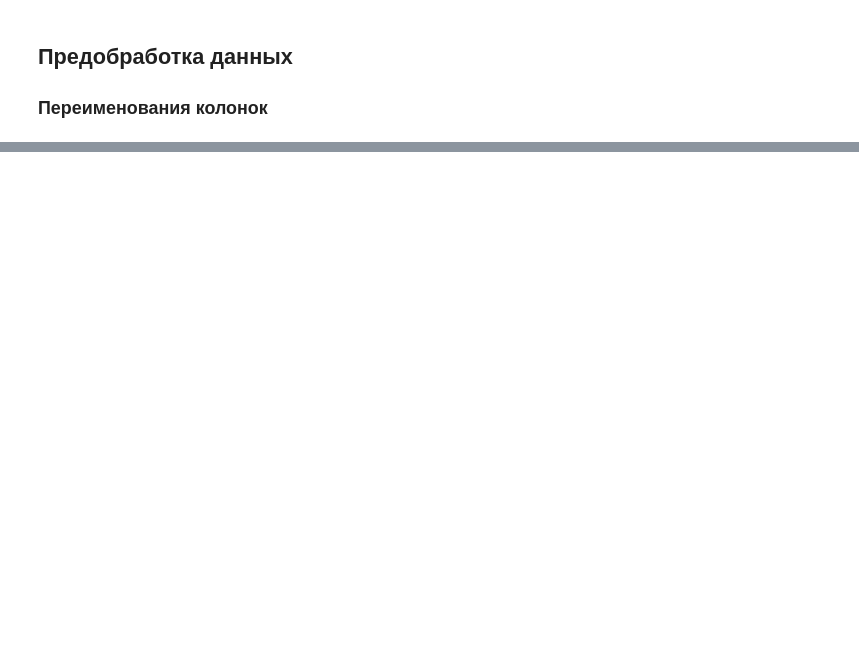
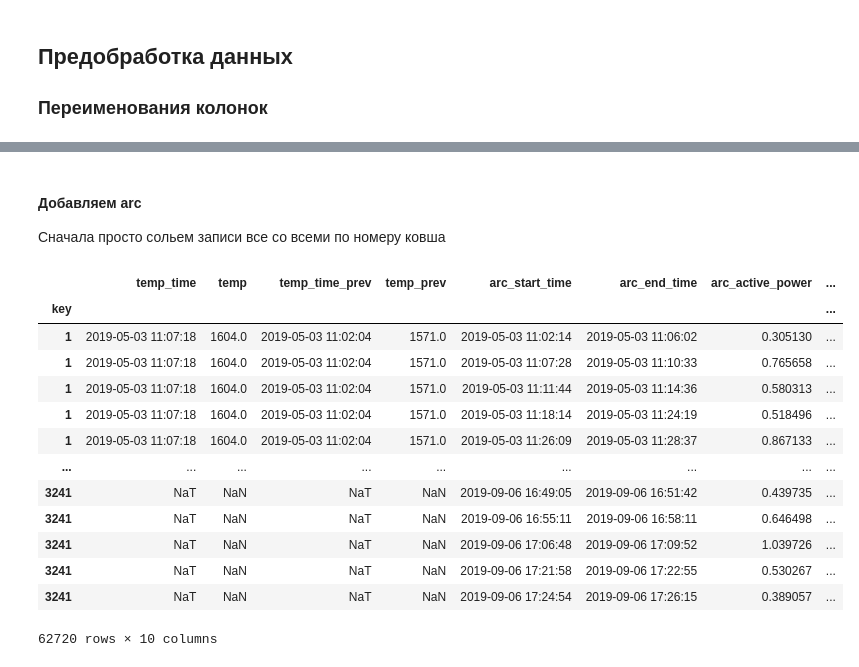
Before and after one commit to wtom76/practicum, a Jupyter notebook: final/0d09d352-9cae-4cc7-85c2-f88ea711ad45.ipynb, the cells around one changed output, grey strips where cells are left out. Saved outputs shown, nothing was run; the diff lists cells and outputs as text; code cells hidden in the pictures; blank space fills up the shorter version.

```diff
--- a/final/0d09d352-9cae-4cc7-85c2-f88ea711ad45.ipynb
+++ b/final/0d09d352-9cae-4cc7-85c2-f88ea711ad45.ipynb
@@ -522,0 +579,3 @@ Index(['wire_time_01', 'wire_time_02', 'wire_time_03', 'wire_time_04',
+# %%
+data_arc.loc[:, 'arc_work'] = (data_arc['arc_end_time'] - data_arc['arc_start_time']).dt.seconds * data_arc['arc_active_power']
+data_arc['arc_work'].sample(3)
@@ -522,0 +588,3 @@ Index(['wire_time_01', 'wire_time_02', 'wire_time_03', 'wire_time_04',
+# %%
+data_arc.loc[:, 'arc_apparent_power'] = (data_arc['arc_active_power'] ** 2 + data_arc['arc_reactive_power'] ** 2) ** .5
+data_arc['arc_apparent_power'].sample(3)
@@ -522,0 +607,8 @@ Index(['wire_time_01', 'wire_time_02', 'wire_time_03', 'wire_time_04',
+# %%
+data_all = data_temp.reset_index().sort_values(by=['key', 'temp_time'])
+data_all_prev = data_all.groupby(by='key').shift(periods=1, fill_value=None)
+data_all = data_all.merge(data_all_prev, how='left', left_index=True, right_index=True, suffixes=('', '_prev'))
+del data_all_prev
+data_all.set_index('key', inplace=True)
+data_all.dropna(inplace=True)
+data_all.head(10)
@@ -522,0 +628,21 @@ Index(['wire_time_01', 'wire_time_02', 'wire_time_03', 'wire_time_04',
+# %% [markdown]
+#### Добавляем arc
+Сначала просто сольем записи все со всеми по номеру ковша
+# %%
+data_all_raw = data_all.merge(data_arc, how='outer', left_index=True, right_index=True, suffixes=('', ''))
+data_all_raw
+# %% [output]
+|  | temp_time | temp | temp_time_prev | temp_prev | arc_start_time | arc_end_time | arc_active_power | ... |
+| key |  |  |  |  |  |  |  | ... |
+| 1 | 2019-05-03 11:07:18 | 1604.0 | 2019-05-03 11:02:04 | 1571.0 | 2019-05-03 11:02:14 | 2019-05-03 11:06:02 | 0.305130 | ... |
+| 1 | 2019-05-03 11:07:18 | 1604.0 | 2019-05-03 11:02:04 | 1571.0 | 2019-05-03 11:07:28 | 2019-05-03 11:10:33 | 0.765658 | ... |
+| 1 | 2019-05-03 11:07:18 | 1604.0 | 2019-05-03 11:02:04 | 1571.0 | 2019-05-03 11:11:44 | 2019-05-03 11:14:36 | 0.580313 | ... |
+| 1 | 2019-05-03 11:07:18 | 1604.0 | 2019-05-03 11:02:04 | 1571.0 | 2019-05-03 11:18:14 | 2019-05-03 11:24:19 | 0.518496 | ... |
+| 1 | 2019-05-03 11:07:18 | 1604.0 | 2019-05-03 11:02:04 | 1571.0 | 2019-05-03 11:26:09 | 2019-05-03 11:28:37 | 0.867133 | ... |
+| ... | ... | ... | ... | ... | ... | ... | ... | ... |
+| 3241 | NaT | NaN | NaT | NaN | 2019-09-06 16:49:05 | 2019-09-06 16:51:42 | 0.439735 | ... |
+| 3241 | NaT | NaN | NaT | NaN | 2019-09-06 16:55:11 | 2019-09-06 16:58:11 | 0.646498 | ... |
+| 3241 | NaT | NaN | NaT | NaN | 2019-09-06 17:06:48 | 2019-09-06 17:09:52 | 1.039726 | ... |
+| 3241 | NaT | NaN | NaT | NaN | 2019-09-06 17:21:58 | 2019-09-06 17:22:55 | 0.530267 | ... |
+| 3241 | NaT | NaN | NaT | NaN | 2019-09-06 17:24:54 | 2019-09-06 17:26:15 | 0.389057 | ... |
+62720 rows × 10 columns
```
Also changed, not shown: parts of 36 cells of this notebook.
